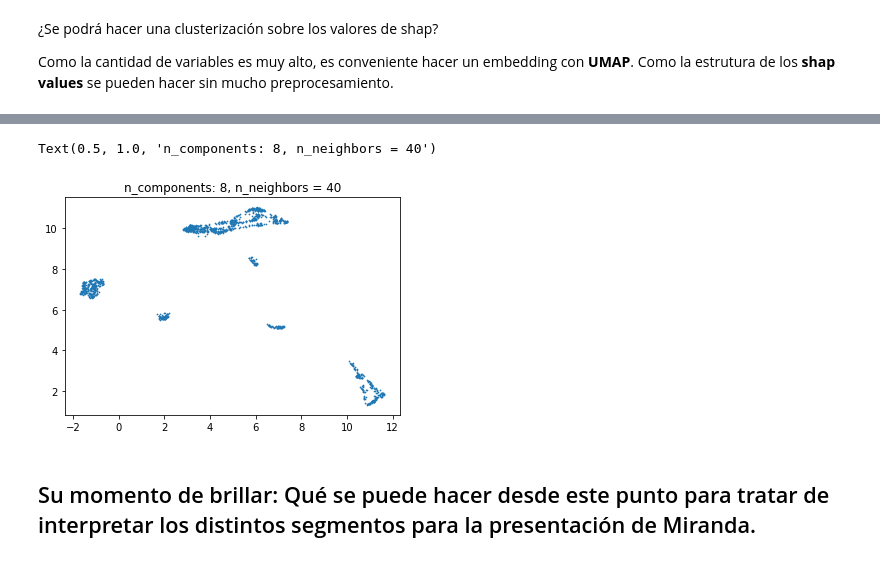
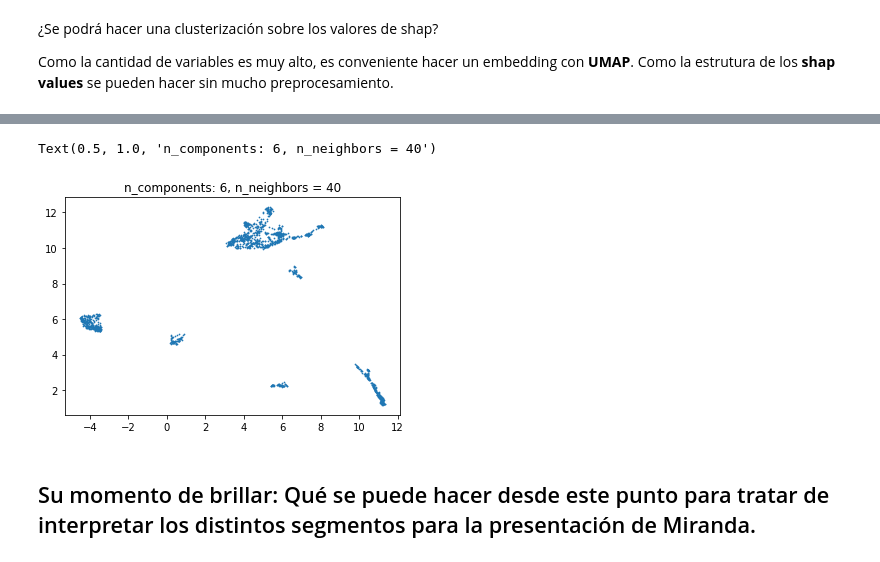
Before and after one commit to santiolsze/labo, a Jupyter notebook: src/monday/z1001_SHAP_mio.ipynb, the cells around one changed output, grey strips where cells are left out. Saved outputs shown, nothing was run; the diff lists cells and outputs as text; code cells hidden in the pictures.

```diff
--- a/src/monday/z1001_SHAP_mio.ipynb
+++ b/src/monday/z1001_SHAP_mio.ipynb
@@ -45,6 +60,7 @@ params = {
     'max_bin': 15,
     'min_data_in_leaf': 4000,
     'verbose': 0,
+    'random_state':7
 }
 
 gbm = lgb.train(params,
@@ -162,14 +185,14 @@ KeyboardInterrupt:
 # %%
 # Elijo una combinación que me haya gustado.
-n_comp, n_nei, min_dist = 8, 40, 0.25
+n_comp, n_nei, min_dist = 6, 40, 0.1
 
-embedding_2d = UMAP(n_components=n_comp, n_neighbors=n_nei).fit_transform(shap_values[0])
+embedding_2d = UMAP(n_components=n_comp, n_neighbors=n_nei, random_state=7).fit_transform(shap_values[0])
 plt.figure()
 plt.scatter(embedding_2d[:,0], embedding_2d[:,1], s = 0.5)
 plt.title(f"n_components: {n_comp}, n_neighbors = {n_nei}")
 # %% [output]
-Text(0.5, 1.0, 'n_components: 8, n_neighbors = 40')
+Text(0.5, 1.0, 'n_components: 6, n_neighbors = 40')
-[figure, old version]
+[figure, new version]
 # %%
 #! pip install hdbscan
 import hdbscan
```
Also changed, not shown: parts of 30 cells of this notebook, 2 other files.
